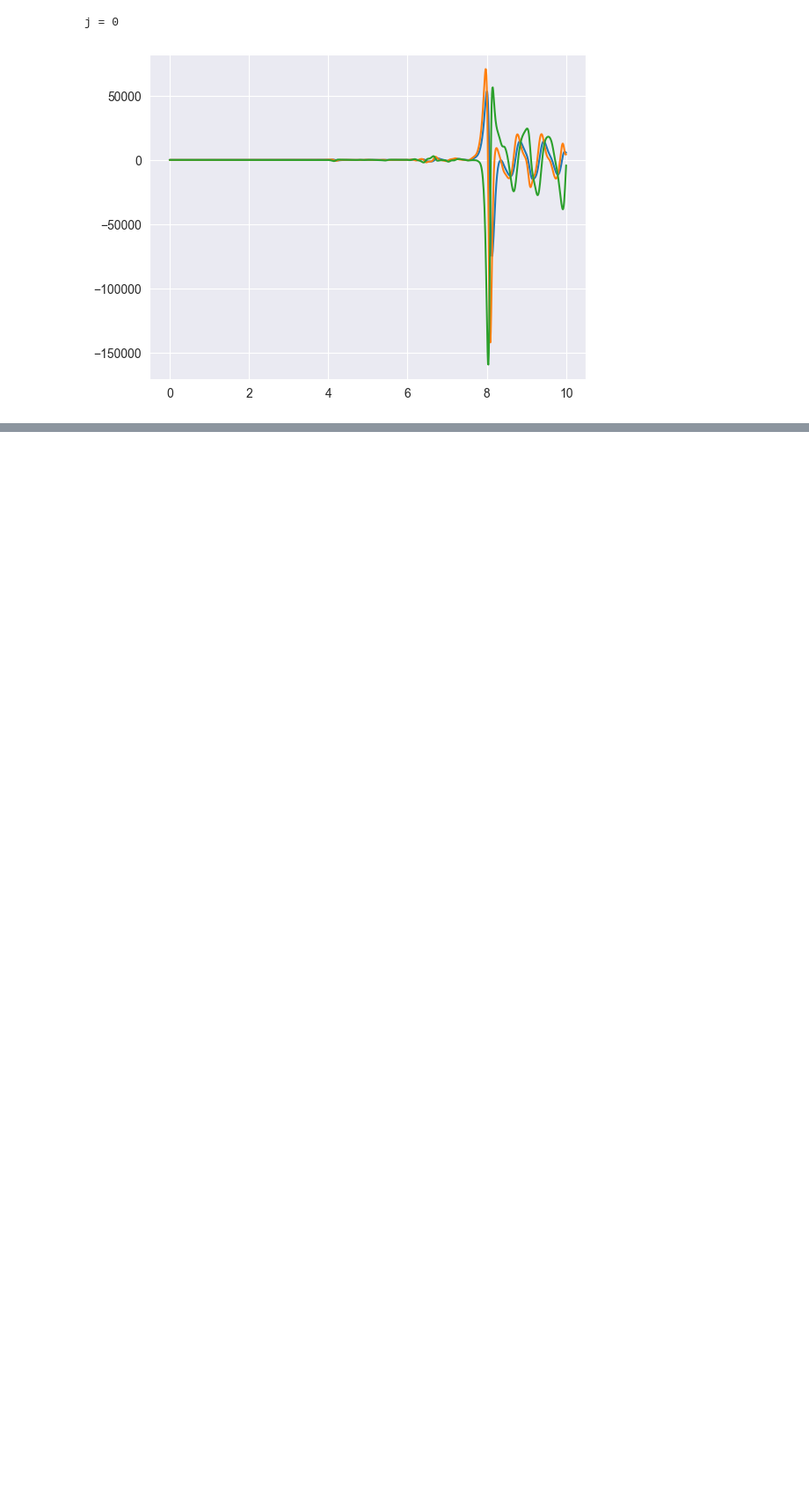
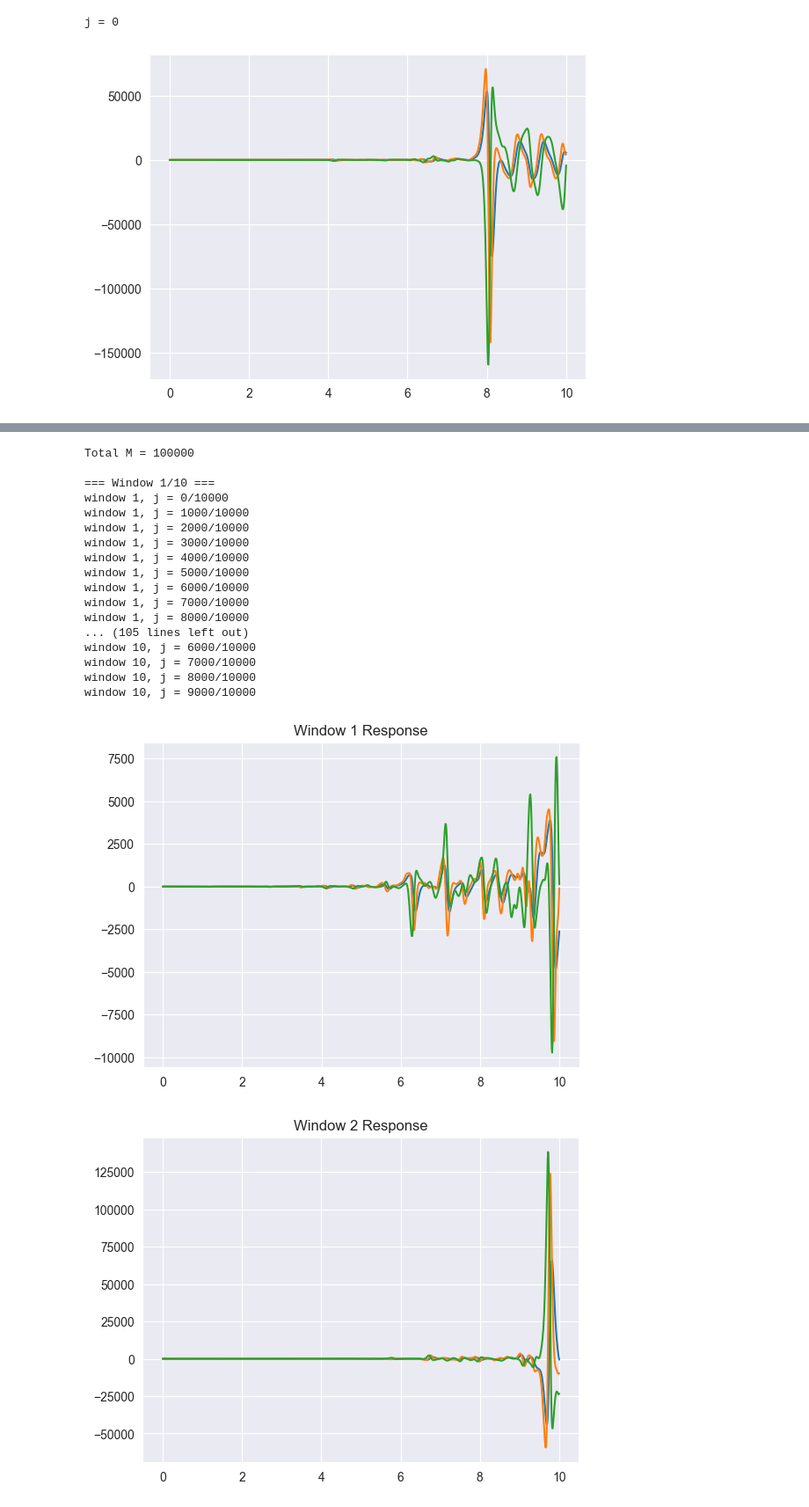
Before and after one commit to viewyan/DAC23, a Jupyter notebook: Weather/weather.ipynb, the cells around one changed output, grey strips where cells are left out. Shown at 88% size. Saved outputs shown, nothing was run; the diff lists cells and outputs as text; code cells hidden in the pictures; blank space fills up the shorter version.

```diff
--- a/Weather/weather.ipynb
+++ b/Weather/weather.ipynb
@@ -73,0 +182,70 @@ j = 0
+# %%
+# 参数
+num_windows = 10
+chunk = 10000
+M = num_windows * chunk
+print(f"Total M = {M}")
+
+# 初始化
+response = zeros((N+1, 3))
+all_responses = []   # 🌟 存每个 window 自己的曲线
+
+# 多窗口循环
+for window in range(num_windows):
+    print(f"\n=== Window {window+1}/{num_windows} ===")
+
+    # attractor 起点
+    x0_random = np.random.uniform(-10, 10, size=3)
+    sol0 = solve_ivp(f, [0, 200], x0_random)
+    x = r_[sol0.y[:, -1], deltaf]
+
+    # 窗口内部 tree sum
+    tmp = zeros((N+1, 3))
+    for j in range(chunk):
+        tmp += rk_integrate(x)[:, 3:]
+        x[3:] = deltaf
+        if j % 1000 == 0:
+            print(f"window {window+1}, j = {j}/{chunk}")
+
+    tmp /= chunk
+    response += tmp
+
+    # 🌟 保存当前 window 的结果
+    all_responses.append(tmp.copy())
+
+# 最终平均
+response /= num_windows
+
+# 🌟 画所有 window 单独图
+for i, tmp in enumerate(all_responses):
+    figure()
+    tt = linspace(0, T, N+1)
+    plot(tt, tmp)
+    title(f"Window {i+1} Response")
+    show()
+
+# 🌟 画最终平均图
+figure()
+plot(tt, response)
+title("Final Averaged Response (All Windows)")
+show()
+# %% [output]
+Total M = 100000
+
+=== Window 1/10 ===
+window 1, j = 0/10000
+window 1, j = 1000/10000
+window 1, j = 2000/10000
+window 1, j = 3000/10000
+window 1, j = 4000/10000
+window 1, j = 5000/10000
+window 1, j = 6000/10000
+window 1, j = 7000/10000
+window 1, j = 8000/10000
+... (105 lines left out)
+window 10, j = 6000/10000
+window 10, j = 7000/10000
+window 10, j = 8000/10000
+window 10, j = 9000/10000
+[figure, added]
+[figure, added]
```
Also changed, not shown: parts of 5 cells of this notebook, 13 other files.
